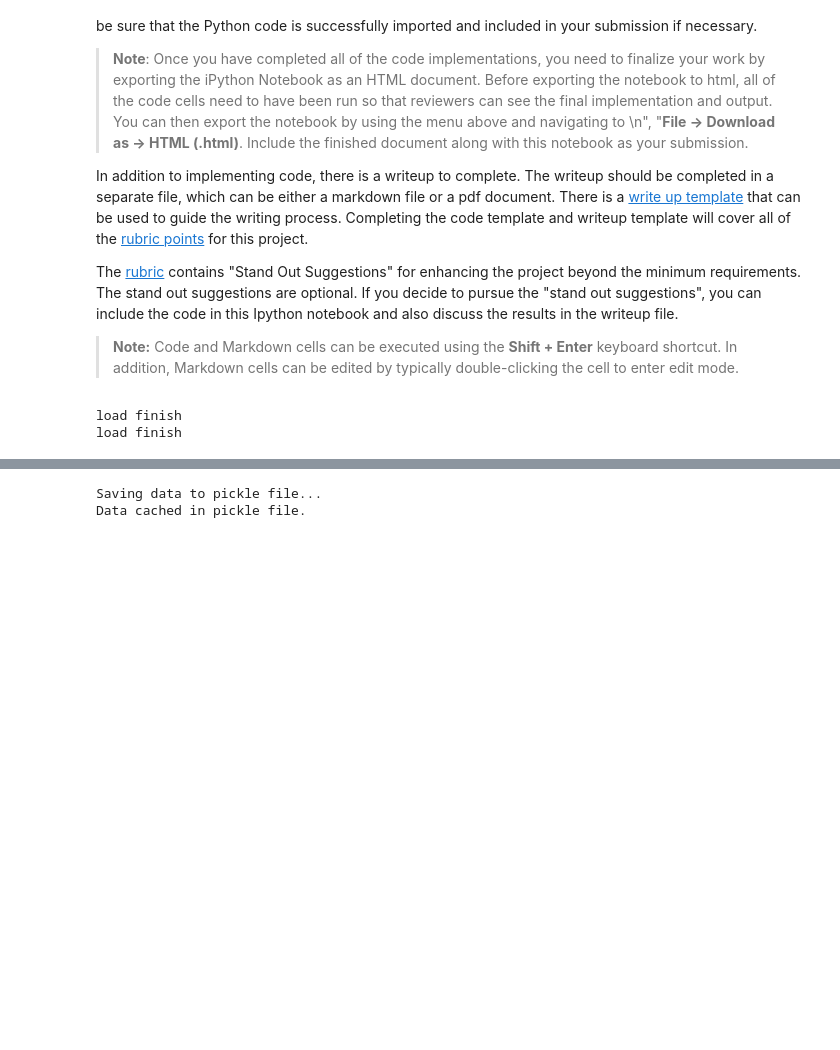
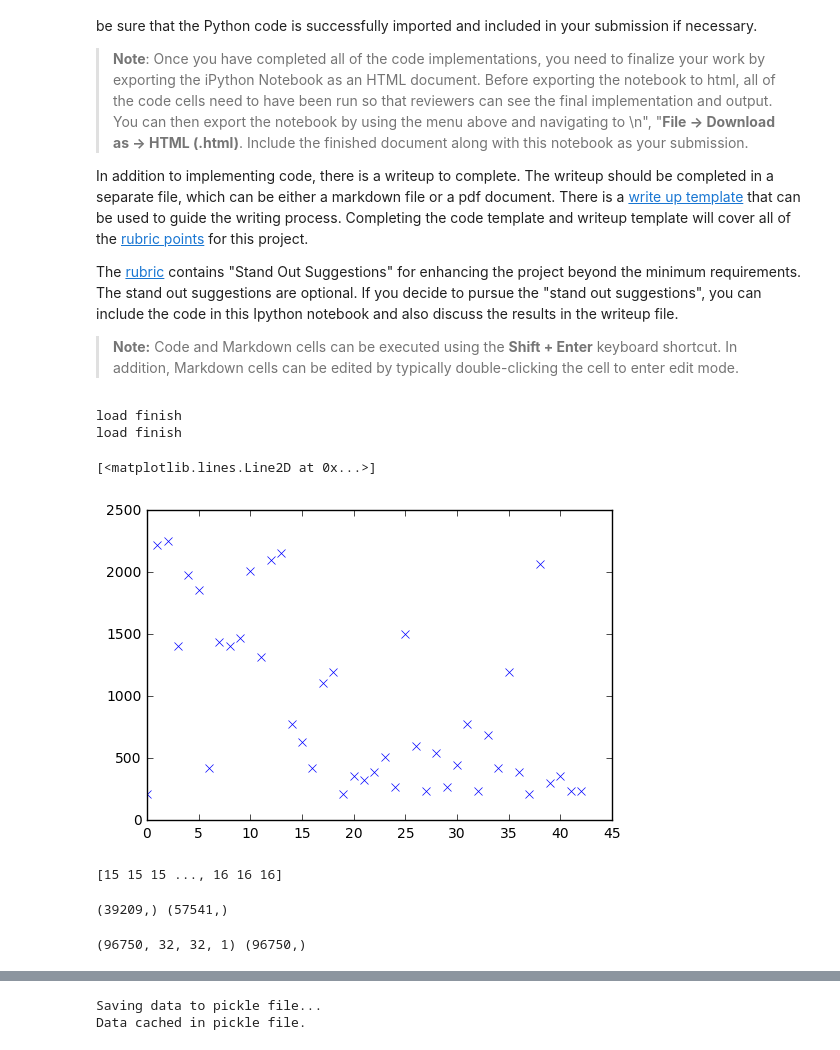
Before and after one commit to xeonqq/CarND-Traffic-Sign-Classifier-Project, a Jupyter notebook: Traffic_Sign_Classifier.ipynb, the cells around one changed output, grey strips where cells are left out. Saved outputs shown, nothing was run; the diff lists cells and outputs as text; code cells hidden in the pictures; blank space fills up the shorter version.

```diff
--- a/Traffic_Sign_Classifier.ipynb
+++ b/Traffic_Sign_Classifier.ipynb
@@ -114,0 +124,58 @@ from sklearn.utils import shuffle
+# %%
+### Data exploration visualization code goes here.
+### Feel free to use as many code cells as needed.
+import matplotlib.pyplot as plt
+# Visualizations will be shown in the notebook.
+%matplotlib inline
+d = OrderedDict.fromkeys(set(training_data['labels']),0)
+for label in training_data['labels']:
+    d[label]+=1
+
+classes = []
+distribution = []
+for k,v in d.items():
+    classes.append(k)
+    distribution.append(v)
+
+plt.plot(classes, distribution,'x')
+# %% [output]
+[<matplotlib.lines.Line2D at 0x...>]
+[figure, added]
+# %%
+data_augmentation = True
+
+
+
+aug = iaa.SomeOf( (1,2),[
+    iaa.Affine(rotate=(-8,8)),
+    iaa.Affine(scale=(0.85,1.15)),
+    iaa.Sharpen(alpha=0.15),
+    iaa.AdditiveGaussianNoise(scale=0.05*255),
+    #iaa.GaussianBlur(sigma=(0, 2))  # blur images with a sigma of 0 to 2
+])
+
+aug_img_list = []
+aug_label_list = []
+if data_augmentation is True:
+
+    max_sample_per_class = max(distribution)
+    start_index = 0
+    #print(training_data['labels'])
+    for i in range(len(d)):
+        label = training_data['labels'][start_index]
+
+        num_img_to_add = max_sample_per_class-d[label]
+        if num_img_to_add > 0:
+
+            aug_imgs = resample(training_data['features'][start_index:start_index+d[label]], n_samples=num_img_to_add)
+            aug_imgs = aug.augment_images(aug_imgs)
+            for img in aug_imgs:
+                aug_img_list.append(img)
+                aug_label_list.append(label)
+
+        start_index += d[label]
+    aug_img_list = np.asarray(aug_img_list).reshape((-1,32,32,1))
+    aug_label_list = np.asarray(aug_label_list).flatten()
+    print(aug_label_list)
+# %% [output]
+[15 15 15 ..., 16 16 16]
@@ -114,0 +184,5 @@ from sklearn.utils import shuffle
+# %%
+print(training_data['labels'].shape, \
+aug_label_list.shape)
+# %% [output]
+(39209,) (57541,)
@@ -115,3 +191,8 @@ from sklearn.utils import shuffle
+# %%
+print(training_data['features'].shape, \
+training_data['labels'].shape)
+# %% [output]
+(96750, 32, 32, 1) (96750,)
 # %%
 
 
```
Also changed, not shown: parts of 27 cells of this notebook.
